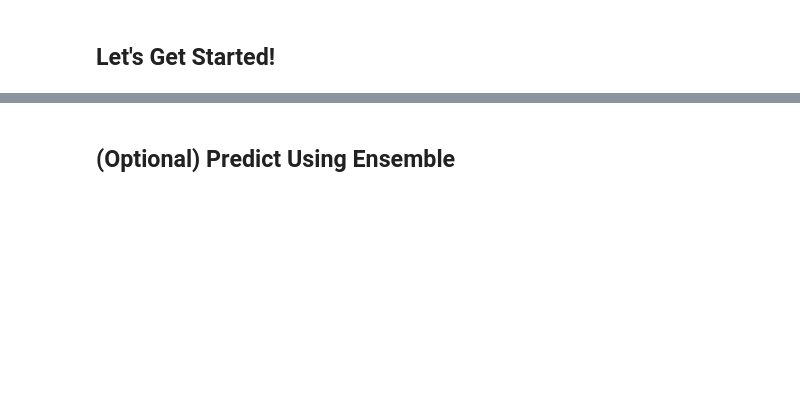
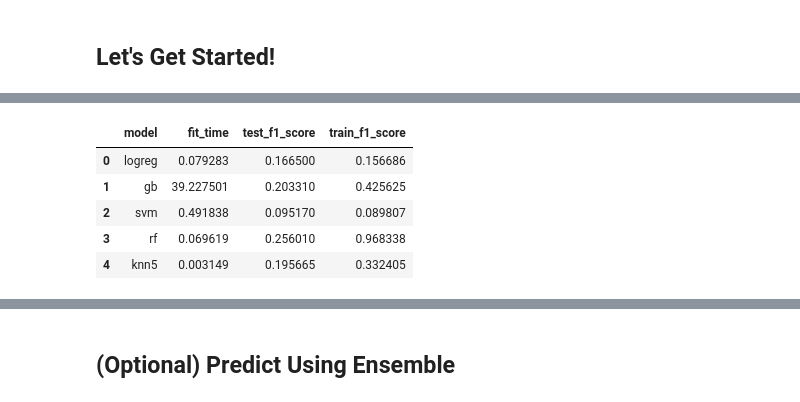
Before and after one commit to UBC-MDS/compare_classifiers, a Jupyter notebook: docs/example.ipynb, the cells around one changed output, grey strips where cells are left out. Saved outputs shown, nothing was run; the diff lists cells and outputs as text; code cells hidden in the pictures; blank space fills up the shorter version.

```diff
--- a/docs/example.ipynb
+++ b/docs/example.ipynb
@@ -112 +155,12 @@ compare_f1(multi_ind, X_train, y_train)
+# %%
+from compare_classifiers.compare_f1 import compare_f1
+
+compare_f1(multi_ind, X_train, y_train)
+# %% [output]
+|  | model | fit_time | test_f1_score | train_f1_score |
+| 0 | logreg | 0.079283 | 0.166500 | 0.156686 |
+| 1 | gb | 39.227501 | 0.203310 | 0.425625 |
+| 2 | svm | 0.491838 | 0.095170 | 0.089807 |
+| 3 | rf | 0.069619 | 0.256010 | 0.968338 |
+| 4 | knn5 | 0.003149 | 0.195665 | 0.332405 |
 # %% [markdown]
```
Also changed, not shown: parts of 23 cells of this notebook, 3 other files.
